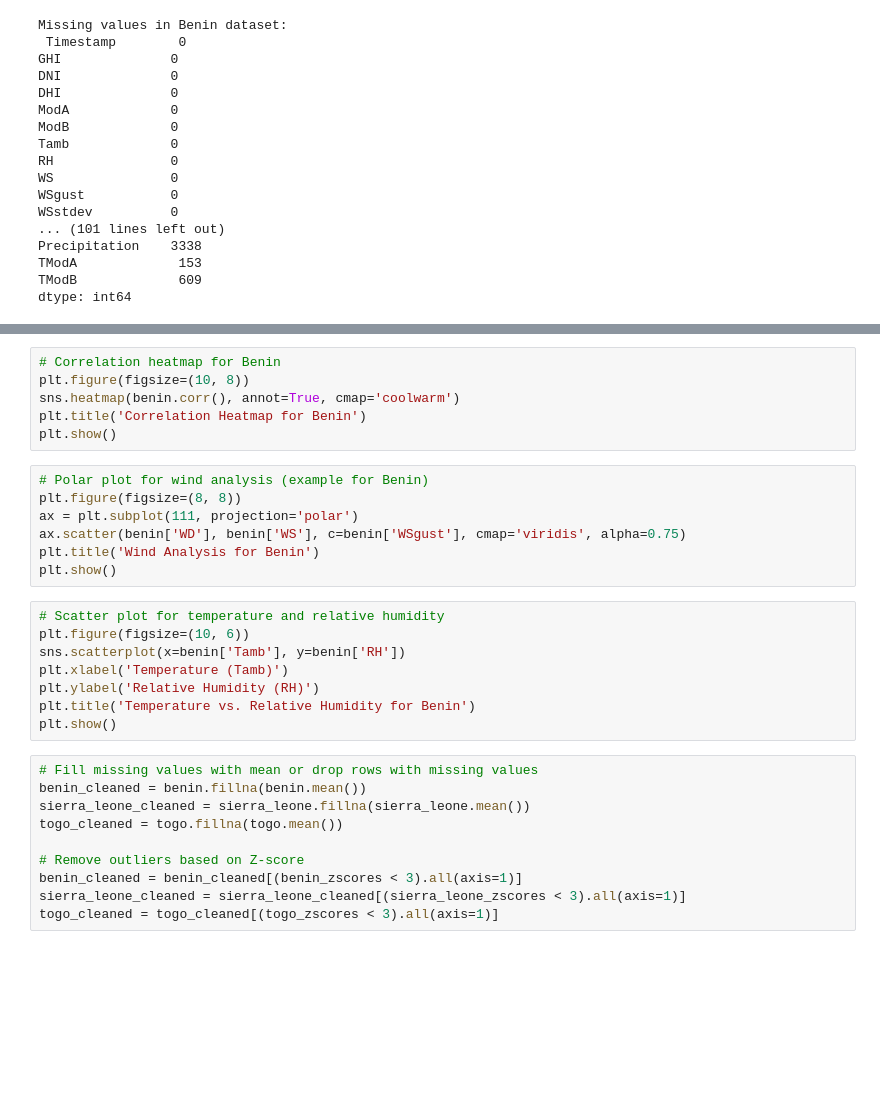
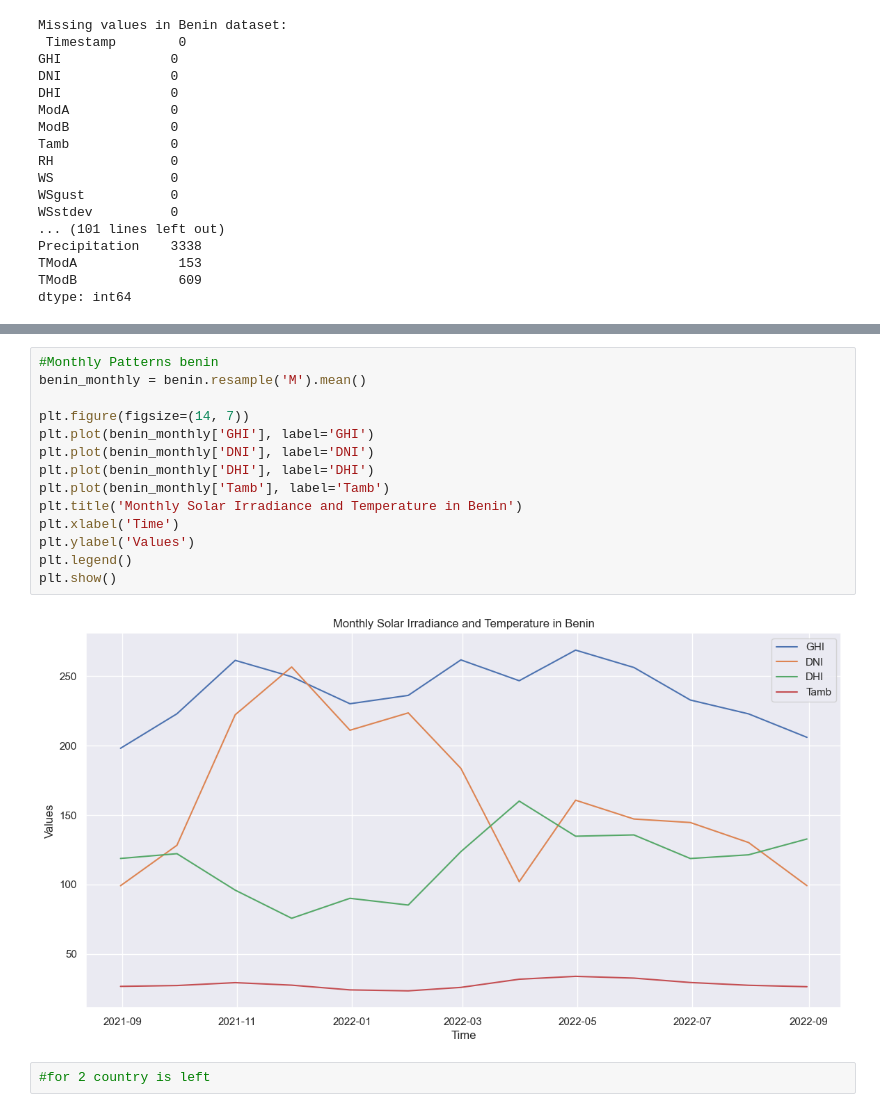
Before and after one commit to YonInsights/Analyze-Solar-Radiation-Measurement-, a Jupyter notebook: notebooks/eda.ipynb, the cells around one changed output, grey strips where cells are left out. Drawn from its saved outputs; the diff is of its cells as text; blank space fills up the shorter version.

```diff
--- a/notebooks/eda.ipynb
+++ b/notebooks/eda.ipynb
@@ -160,31 +179,18 @@ plt.show()
-# %%
-# Correlation heatmap for Benin
-plt.figure(figsize=(10, 8))
-sns.heatmap(benin.corr(), annot=True, cmap='coolwarm')
-plt.title('Correlation Heatmap for Benin')
-plt.show()
-# %%
-# Polar plot for wind analysis (example for Benin)
-plt.figure(figsize=(8, 8))
-ax = plt.subplot(111, projection='polar')
-ax.scatter(benin['WD'], benin['WS'], c=benin['WSgust'], cmap='viridis', alpha=0.75)
-plt.title('Wind Analysis for Benin')
-plt.show()
-# %%
-# Scatter plot for temperature and relative humidity
-plt.figure(figsize=(10, 6))
-sns.scatterplot(x=benin['Tamb'], y=benin['RH'])
-plt.xlabel('Temperature (Tamb)')
-plt.ylabel('Relative Humidity (RH)')
-plt.title('Temperature vs. Relative Humidity for Benin')
-plt.show()
-# %%
-# Fill missing values with mean or drop rows with missing values
-benin_cleaned = benin.fillna(benin.mean())
-sierra_leone_cleaned = sierra_leone.fillna(sierra_leone.mean())
-togo_cleaned = togo.fillna(togo.mean())
-
-# Remove outliers based on Z-score
-benin_cleaned = benin_cleaned[(benin_zscores < 3).all(axis=1)]
-sierra_leone_cleaned = sierra_leone_cleaned[(sierra_leone_zscores < 3).all(axis=1)]
-togo_cleaned = togo_cleaned[(togo_zscores < 3).all(axis=1)]
+# %%
+#Monthly Patterns benin
+benin_monthly = benin.resample('M').mean()
+
+plt.figure(figsize=(14, 7))
+plt.plot(benin_monthly['GHI'], label='GHI')
+plt.plot(benin_monthly['DNI'], label='DNI')
+plt.plot(benin_monthly['DHI'], label='DHI')
+plt.plot(benin_monthly['Tamb'], label='Tamb')
+plt.title('Monthly Solar Irradiance and Temperature in Benin')
+plt.xlabel('Time')
+plt.ylabel('Values')
+plt.legend()
+plt.show()
+# %% [output]
+[figure, added]
+# %%
+#for 2 country is left
```
Also changed, not shown: parts of 12 cells of this notebook.
